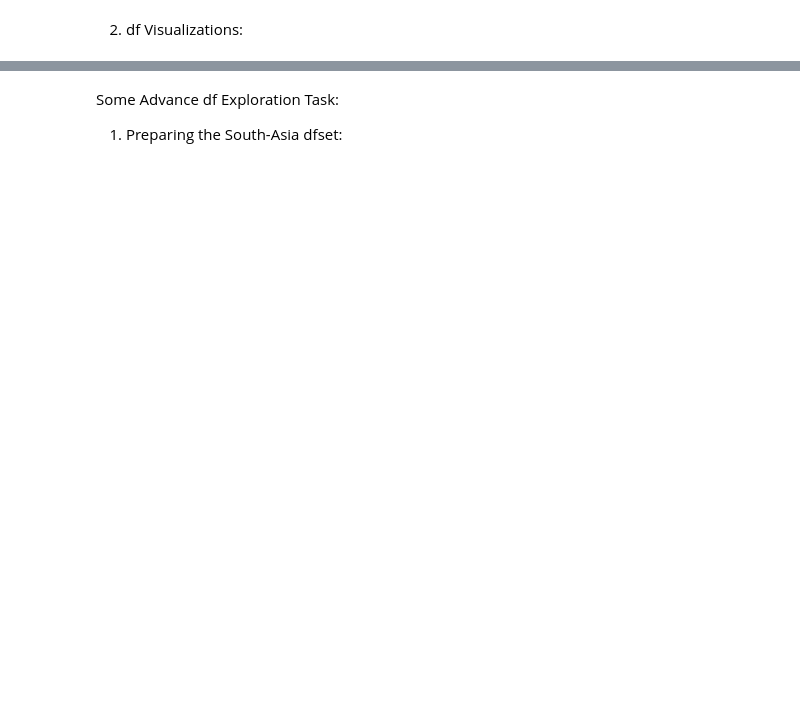
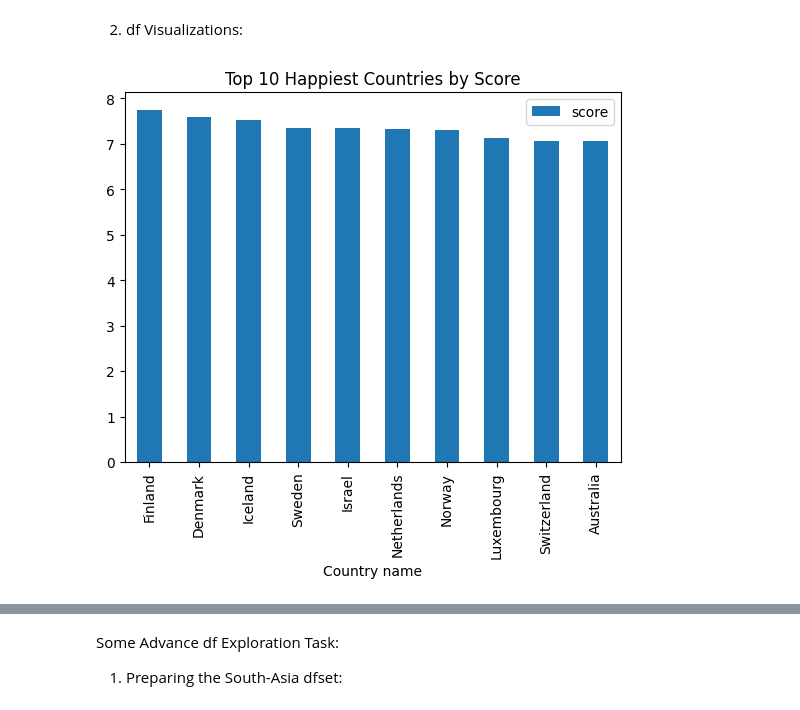
Before and after one commit to aanalala/Concepts-of-AI, a Jupyter notebook: 2418332_Sarthak_K.C._.ipynb, the cells around one changed output, grey strips where cells are left out. Cells and saved outputs as stored; diff of their text form; code cells hidden in the pictures; blank space fills up the shorter version.

```diff
--- a/2418332_Sarthak_K.C._.ipynb
+++ b/2418332_Sarthak_K.C._.ipynb
@@ -27,0 +10,15 @@ ModuleNotFoundError: No module named 'pandas'
+# %%
+# Import necessary libraries
+import pandas as pd
+
+# Load the dfset
+df = pd.read_csv('WHR-2024-5CS037.csv')
+
+# Display the first few rows
+df.head()
+
+# Get basic information about the dfset
+df.info()
+
+# Check for missing values
+df.isnull().sum()
@@ -27,0 +140,9 @@ ModuleNotFoundError: No module named 'pandas'
+# %%
+#Adding New Columns:
+#1. Create a new column called Happiness Category that categorizes countries into three categories based on their Score:
+# Low − (Score < 4)
+# Medium − (4 ≤ Score ≤ 6)
+# High − (Score > 6)
+
+df['Happiness Category'] = np.where(df['score'] < 4, 'Low', np.where(df['score'] <= 6, 'Medium', 'High'))
+df.head(10)
@@ -28,2 +161,9 @@ ModuleNotFoundError: No module named 'pandas'
 # %% [markdown]
 2. df Visualizations:
+# %%
+#Bar Plot: Plot the top 10 happiest countries by Score using a bar chart.
+top10Countries = df.sort_values(by='score', ascending=False).head(10)
+top10Countries.plot(x='Country name', y='score', kind='bar', title='Top 10 Happiest Countries by Score')
+plt.show()
+# %% [output]
+[figure, added]
```
Also changed, not shown: parts of 35 cells of this notebook.
